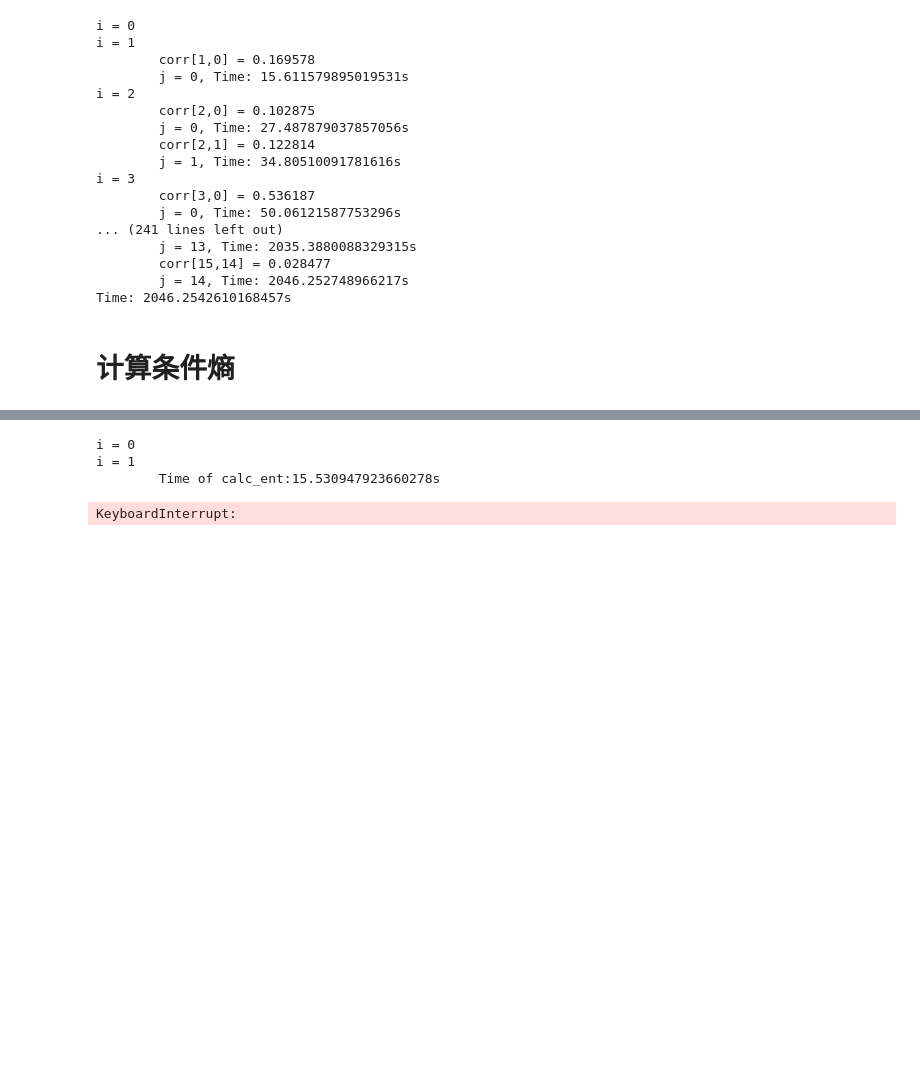
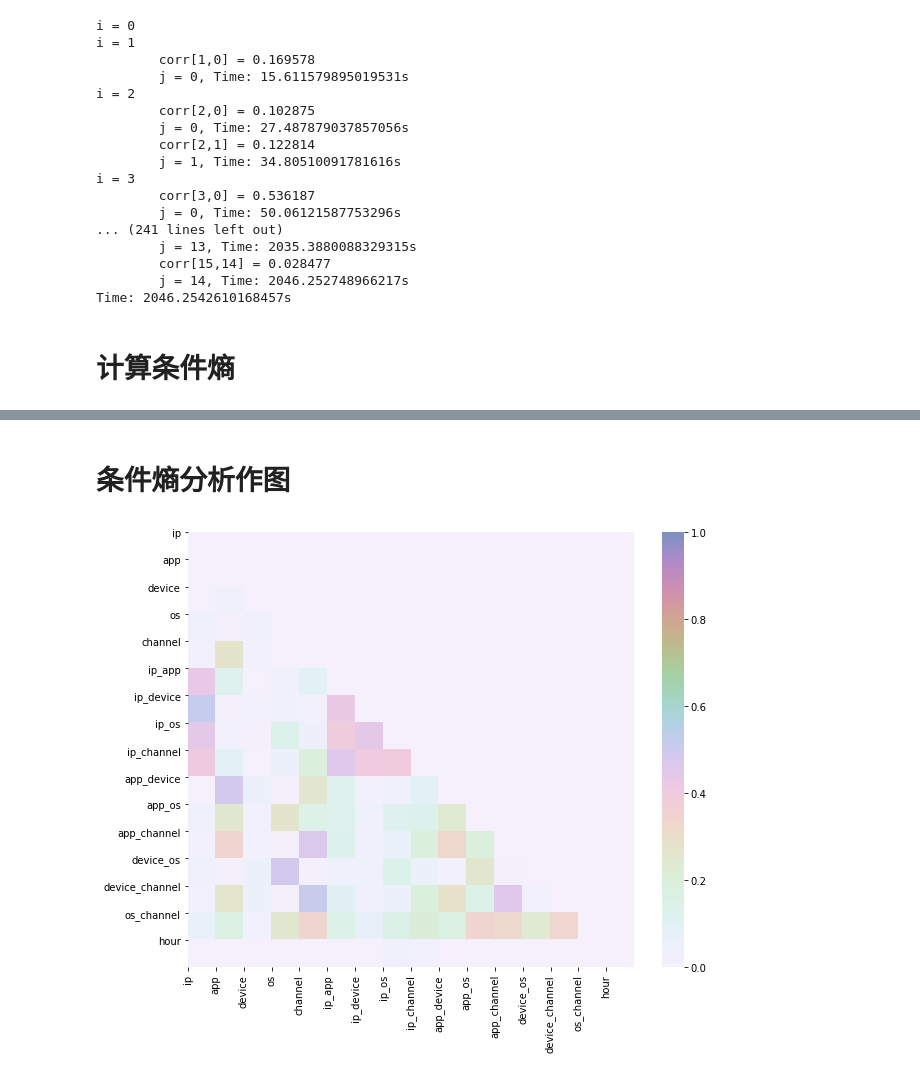
Before and after one commit to RMSnow/AdTracking, a Jupyter notebook: correlation.ipynb, the cells around one changed output, grey strips where cells are left out. Drawn from its saved outputs; the diff is of its cells as text; code cells hidden in the pictures; blank space fills up the shorter version.

Commit message:
normalize mutual_info: add imgs

```diff
--- a/correlation.ipynb
+++ b/correlation.ipynb
@@ -308,22 +306,50 @@ def calc_ent(x):
     print("\tTime of calc_ent:" + str(time.time() - start_time) + "s")
     return ent
 # %%
-start_time = time.time()
-for i in range(features_sum):
-    print("i = " + str(i))
-    for j in range(i):
-        h_x = calc_ent(df[features_name[i]].as_matrix())
-        h_y = calc_ent(df[features_name[j]].as_matrix())
-        correlations[i, j] = mi_array[i, j] / (h_x + h_y - mi_array[i, j])
-        print("\tcorr[%d,%d] = %f" % (i, j, correlations[i, j]))
-        print("\tj = " + str(j) + ", Time: " + str(time.time() - start_time) + "s")
-
-correlations_df = pd.DataFrame(index=features_name)
-for i in range(features_sum):
-    correlations_df[features_name[i]] = correlations[:,i]
-correlations_df.to_csv(path+'corr/mi/normalized_mi.csv')
+# start_time = time.time()
+# for i in range(features_sum):
+#     print("i = " + str(i))
+#     for j in range(i):
+# #         h_x = calc_ent(df[features_name[i]].as_matrix())
+# #         h_y = calc_ent(df[features_name[j]].as_matrix())
+# #         correlations[i, j] = mi_array[i, j] / (h_x + h_y - mi_array[i, j])
+# #         print("\tcorr[%d,%d] = %f" % (i, j, correlations[i, j]))
+# #         print("\tj = " + str(j) + ", Time: " + str(time.time() - start_time) + "s")
+# #
+# # correlations_df = pd.DataFrame(index=features_name)
+# # for i in range(features_sum):
+# #     correlations_df[features_name[i]] = correlations[:,i]
+# # correlations_df.to_csv(path+'corr/mi/normalized_mi.csv')
-# %% [output]
-i = 0
-i = 1
-        Time of calc_ent:15.530947923660278s
-KeyboardInterrupt:
+# %% [markdown]
+# 条件熵分析作图
+# %%
+import pandas as pd
+import numpy as np
+
+correlations = pd.read_csv('doc/corr/mi/normalized_mi.csv', index_col=0)
+# %%
+import seaborn as sns
+import matplotlib.pyplot as plt
+
+names = correlations.index.tolist()
+f, ax = plt.subplots(figsize = (10, 8))
+
+# method 1
+# cax = ax.matshow(correlations, vmin=-1, vmax=1)  # 绘制热力图，从-1到1
+# fig.colorbar(cax)  # 将matshow生成热力图设置为颜色渐变条
+
+# method 2
+cmap = sns.cubehelix_palette(start = 1.5, rot = 3, gamma=0.3, as_cmap = True)
+sns.heatmap(correlations, vmax=1, vmin=0, cmap=cmap, annot=False)
+
+
+ticks = np.arange(0, len(names), 1)  # 生成0-9，步长为1
+ax.set_xticks(ticks)  # 生成刻度
+ax.set_yticks(ticks)
+ax.set_xticklabels(names, rotation='vertical')  # 生成x轴标签
+ax.set_yticklabels(names)
+
+plt.savefig('doc/corr/mi/corr_all.png')
+plt.show()
+# %% [output]
+[figure, added]
```
Also changed, not shown: parts of 3 cells of this notebook, 7 other files.
